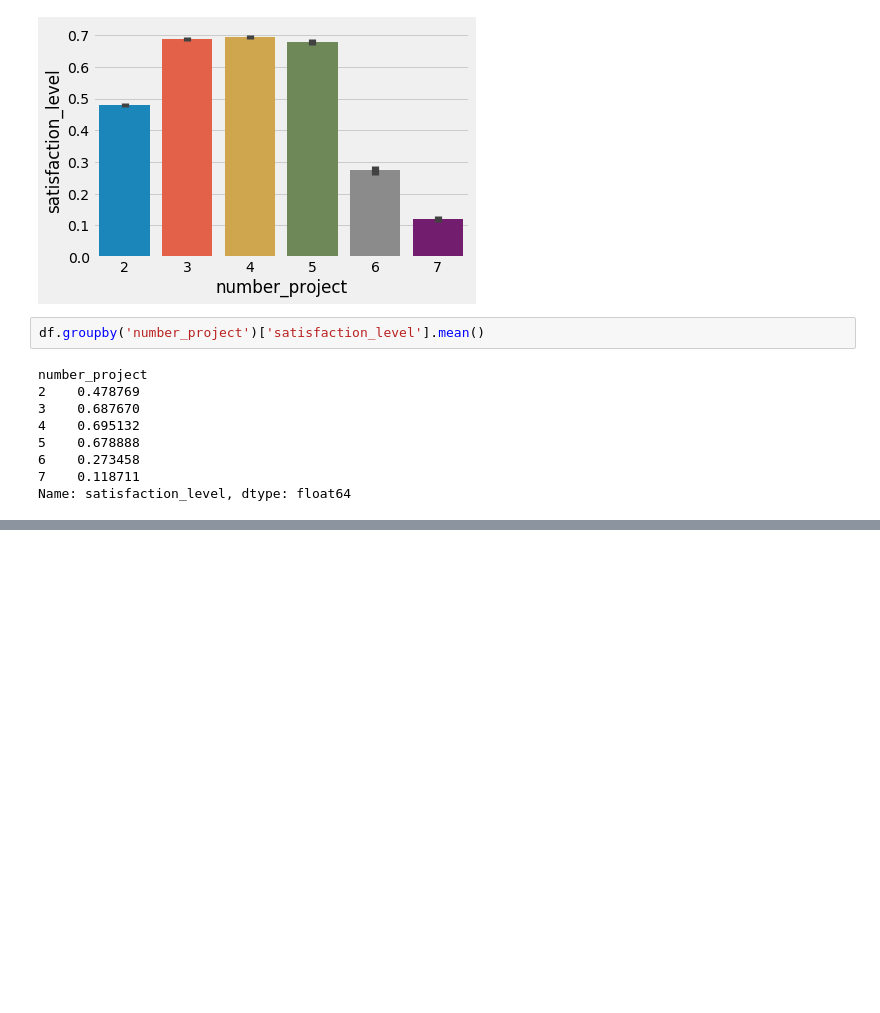
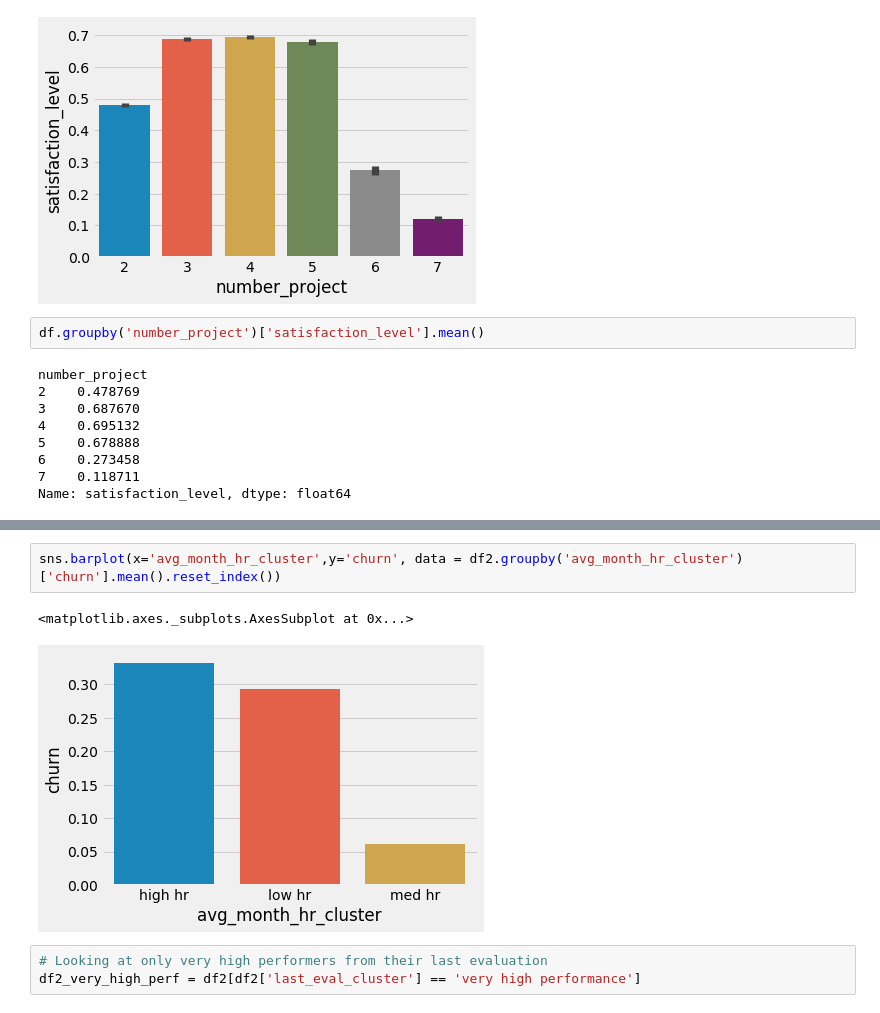
Before and after one commit to georgethoraninh/hr_churn, a Jupyter notebook: data_discovery.ipynb, the cells around one changed output, grey strips where cells are left out. Drawn from its saved outputs; the diff is of its cells as text; blank space fills up the shorter version.

```diff
--- a/data_discovery.ipynb
+++ b/data_discovery.ipynb
@@ -556,0 +654,8 @@ Name: satisfaction_level, dtype: float64
+# %%
+sns.barplot(x='avg_month_hr_cluster',y='churn', data = df2.groupby('avg_month_hr_cluster')['churn'].mean().reset_index())
+# %% [output]
+<matplotlib.axes._subplots.AxesSubplot at 0x...>
+[figure, added]
+# %%
+# Looking at only very high performers from their last evaluation
+df2_very_high_perf = df2[df2['last_eval_cluster'] == 'very high performance']
```
Also changed, not shown: parts of 27 cells of this notebook.
